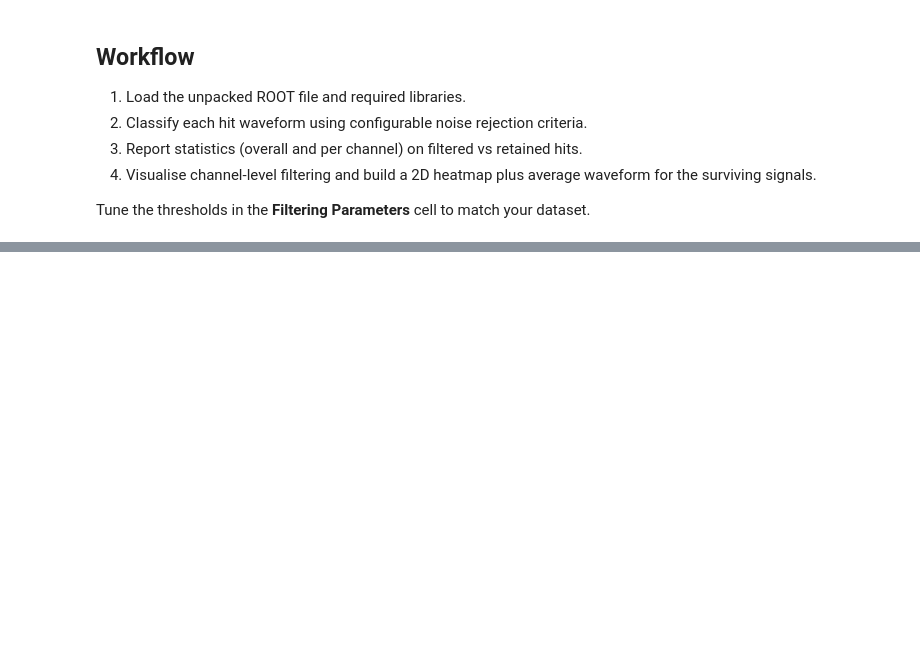
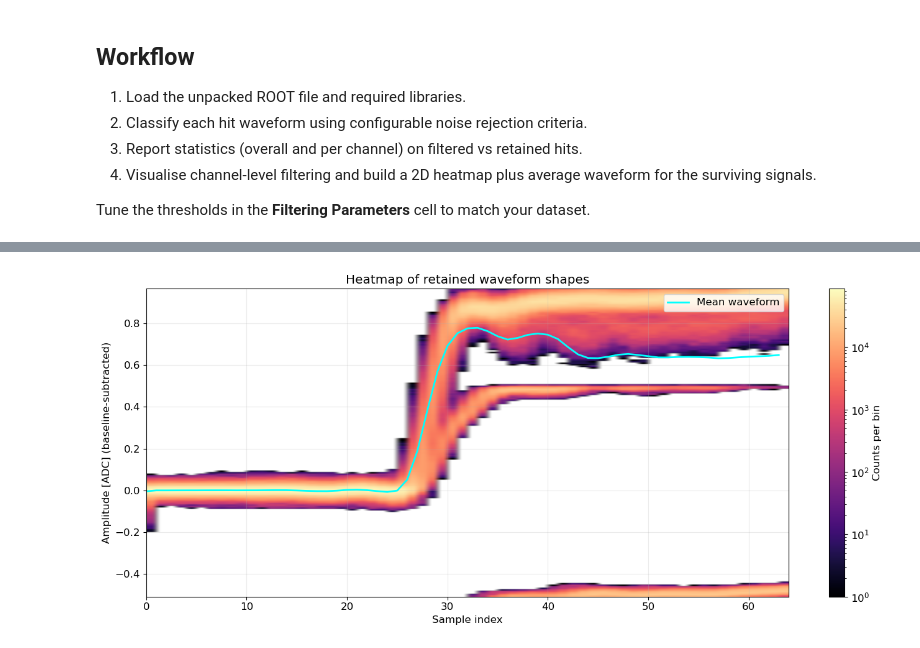
Before and after one commit to jaca230/midas_file_unpacker_app, a Jupyter notebook: notebooks/SAMPIC/noise_filtering_waveforms.ipynb, the cells around one changed output, grey strips where cells are left out. Saved outputs shown, nothing was run; the diff lists cells and outputs as text; code cells hidden in the pictures; blank space fills up the shorter version.

```diff
--- a/notebooks/SAMPIC/noise_filtering_waveforms.ipynb
+++ b/notebooks/SAMPIC/noise_filtering_waveforms.ipynb
@@ -61,8 +67,9 @@ All surviving waveforms are baseline-subtracted before building the heatmap/aver
 # %%
-AMP_THRESHOLD = 25.0       # ADC counts
-PEAK_THRESHOLD = 25.0      # ADC counts
+AMP_THRESHOLD = 400.0       # ADC counts
+PEAK_THRESHOLD = 1600.0      # ADC counts
 STD_THRESHOLD = 2.0        # ADC counts
-TOT_THRESHOLD = 0.5        # ns
+TOT_THRESHOLD = -1         # ns (we dont' get TOT data, it's always 0)
+NEGATIVE_DIP_THRESHOLD = 60.0   # ADC counts below baseline to flag undershoot
 MAX_EVENTS = None          # Set to an integer to limit the scan (e.g. 5000)
 BASELINE_SAMPLES = 8       # Samples used to estimate the baseline per waveform
 
@@ -175,41 +247,77 @@ else:
 # %%
+import numpy as np
+import matplotlib.pyplot as plt
+from matplotlib.colors import LogNorm
+
 if non_noise_waveforms:
     lengths = [len(wf) for wf in non_noise_waveforms]
     min_len = min(lengths)
     if min_len == 0:
-        raise RuntimeError('Encountered zero-length waveform; cannot build heatmap.')
+        raise RuntimeError("Encountered zero-length waveform; cannot build heatmap.")
 
-    trimmed = np.stack([wf[:min_len] for wf in non_noise_waveforms])
+    # --- Baseline subtraction and optional normalization ---
+    baseline_samples = 10  # use first N samples as baseline reference
+    normalize = True
 
+    processed = []
+    for wf in non_noise_waveforms:
+        wf = wf[:min_len]
+        wf = wf - np.mean(wf[:baseline_samples])  # baseline subtract
+        if normalize:
+            amp_range = np.ptp(wf) + 1e-6  # avoid div by zero
+            wf = wf / amp_range
+        processed.append(wf)
+    trimmed = np.stack(processed)
+
+    # --- Flatten for histogram ---
     sample_indices = np.tile(np.arange(min_len), trimmed.shape[0])
     values = trimmed.reshape(-1)
 
-    v_min, v_max = np.percentile(values, [1, 99])
-    bins = [min_len, 120]
-    hist, xedges, yedges = np.histogram2d(sample_indices, values, bins=bins,
-                                          range=[[0, min_len], [v_min, v_max]])
+    v_min, v_max = np.percentile(values, [0.5, 99.5])
+    bins = [min_len, 200]
+    hist, xedges, yedges = np.histogram2d(
+        sample_indices, values, bins=bins, range=[[0, min_len], [v_min, v_max]]
+    )
 
+    # --- Heatmap ---
     fig, ax = plt.subplots(figsize=(14, 6))
-    im = ax.imshow(hist.T, origin='lower', aspect='auto',
-                   extent=[0, min_len, yedges[0], yedges[-1]], cmap='magma')
-    ax.set_xlabel('Sample index')
-    ax.set_ylabel('Amplitude [ADC] (baseline-subtracted)')
-    ax.set_title('Heatmap of retained waveform shapes')
-    fig.colorbar(im, ax=ax, label='Counts per bin')
+    im = ax.imshow(
+        hist.T,
+        origin="lower",
+        aspect="auto",
+        extent=[0, min_len, yedges[0], yedges[-1]],
+        cmap="magma",
+        norm=LogNorm(vmin=1, vmax=hist.max())
+    )
+    fig.colorbar(im, ax=ax, label="Counts per bin")
+    ax.set_xlabel("Sample index")
+    ax.set_ylabel("Amplitude [ADC] (baseline-subtracted)")
+    ax.set_title("Heatmap of retained waveform shapes")
+
+    # --- Mean waveform (same scale as heatmap) ---
+    mean_wave = trimmed.mean(axis=0)
+    std_wave = trimmed.std(axis=0)
+    ax.plot(np.arange(min_len), mean_wave, color="cyan", lw=2, label="Mean waveform")
+    ax.legend(loc="upper right")
+
+    plt.tight_layout()
     plt.show()
 
-    mean_wave = trimmed.mean(axis=0)
-    std_wave = trimmed.std(axis=0)
-
+    # --- Average waveform ±1σ envelope ---
     fig, ax = plt.subplots(figsize=(14, 4))
     x = np.arange(min_len)
-    ax.plot(x, mean_wave, color='tab:blue', label='Mean waveform')
+    ax.plot(x, mean_wave, color="tab:blue", label="Mean waveform")
     ax.fill_between(x, mean_wave - std_wave, mean_wave + std_wave,
-                    color='tab:blue', alpha=0.25, label='±1σ envelope')
-    ax.set_xlabel('Sample index')
-    ax.set_ylabel('Amplitude [ADC]')
-    ax.set_title('Average retained waveform (baseline-subtracted)')
+                    color="tab:blue", alpha=0.25, label="±1σ envelope")
+    ax.axhline(0, color="k", lw=0.8, ls="--")
+    ax.set_xlabel("Sample index")
+    ax.set_ylabel("Amplitude [ADC] (baseline-subtracted)")
+    ax.set_title("Average retained waveform (baseline-subtracted, normalized)")
     ax.legend()
+    plt.tight_layout()
     plt.show()
+
 else:
-    print('No non-noise waveforms collected – relax thresholds or check data file.')
+    print("No non-noise waveforms collected – relax thresholds or check data file.")
+# %% [output]
+[figure, added]
```
Also changed, not shown: parts of 13 cells of this notebook.
